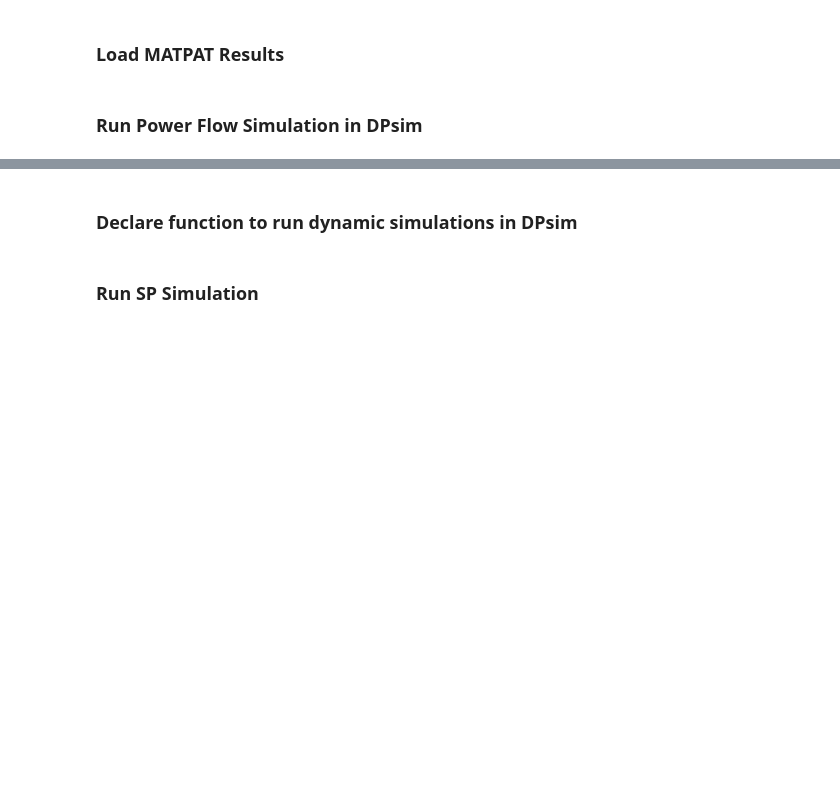
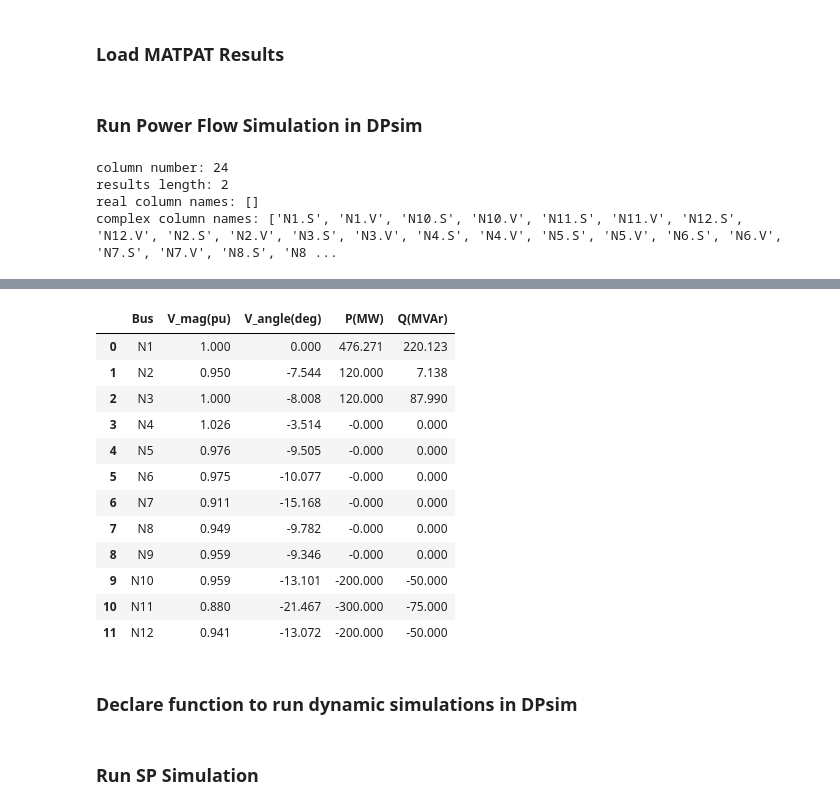
Before and after one commit to Gleb4x/dpsim, a Jupyter notebook: examples/Notebooks/9BusValidations/only_SYN/case9_only_SYN.ipynb, the cells around one changed output, grey strips where cells are left out. Drawn from its saved outputs; the diff is of its cells as text; code cells hidden in the pictures; blank space fills up the shorter version.

```diff
--- a/examples/Notebooks/9BusValidations/only_SYN/case9_only_SYN.ipynb
+++ b/examples/Notebooks/9BusValidations/only_SYN/case9_only_SYN.ipynb
@@ -37,7 +38,7 @@ sim_name_pf = '9Bus_SYN_PF'
 dpsimpy.Logger.set_log_dir('logs/' + sim_name_pf)
 
 # read and create dpsim topology
-path_file = '/home/mmo/git/glebs/Data/Originial_Static_Dynamic_Data_9Bus_System_incl_simulations.mat'
+path_file = '/home/mmo-gog/dpsim/examples/Notebooks/9BusValidations/Originial_Static_Dynamic_Data_9Bus_System_incl_simulations.mat'
 mpc_reader = iaewreader.Reader(mpc_file_path=path_file, mpc_name='case9_static_only_SYN',
                              mpc_dyn_file_path=path_file, mpc_dyn_name='case9_dyn_only_SYN')
 mpc_reader.load_mpc(domain=iaewreader.Domain.PF)
@@ -77,3 +78,8 @@ for i in range(len(system_pf.nodes)):
         + [round(w_mw * np.imag(ts_dpsim_pf[node_name + '.S'].values[-1]) / base_power, 3)])
 
 dpsim_results
+# %% [output]
+column number: 24
+results length: 2
+real column names: []
+complex column names: ['N1.S', 'N1.V', 'N10.S', 'N10.V', 'N11.S', 'N11.V', 'N12.S', 'N12.V', 'N2.S', 'N2.V', 'N3.S', 'N3.V', 'N4.S', 'N4.V', 'N5.S', 'N5.V', 'N6.S', 'N6.V', 'N7.S', 'N7.V', 'N8.S', 'N8 ...
@@ -80,3 +106,16 @@ dpsim_results
+|  | Bus | V_mag(pu) | V_angle(deg) | P(MW) | Q(MVAr) |
+| 0 | N1 | 1.000 | 0.000 | 476.271 | 220.123 |
+| 1 | N2 | 0.950 | -7.544 | 120.000 | 7.138 |
+| 2 | N3 | 1.000 | -8.008 | 120.000 | 87.990 |
+| 3 | N4 | 1.026 | -3.514 | -0.000 | 0.000 |
+| 4 | N5 | 0.976 | -9.505 | -0.000 | 0.000 |
+| 5 | N6 | 0.975 | -10.077 | -0.000 | 0.000 |
+| 6 | N7 | 0.911 | -15.168 | -0.000 | 0.000 |
+| 7 | N8 | 0.949 | -9.782 | -0.000 | 0.000 |
+| 8 | N9 | 0.959 | -9.346 | -0.000 | 0.000 |
+| 9 | N10 | 0.959 | -13.101 | -200.000 | -50.000 |
+| 10 | N11 | 0.880 | -21.467 | -300.000 | -75.000 |
+| 11 | N12 | 0.941 | -13.072 | -200.000 | -50.000 |
 # %% [markdown]
 ### Declare function to run dynamic simulations in DPsim
 # %%
```
Also changed, not shown: parts of 5 cells of this notebook, 5 other files.
